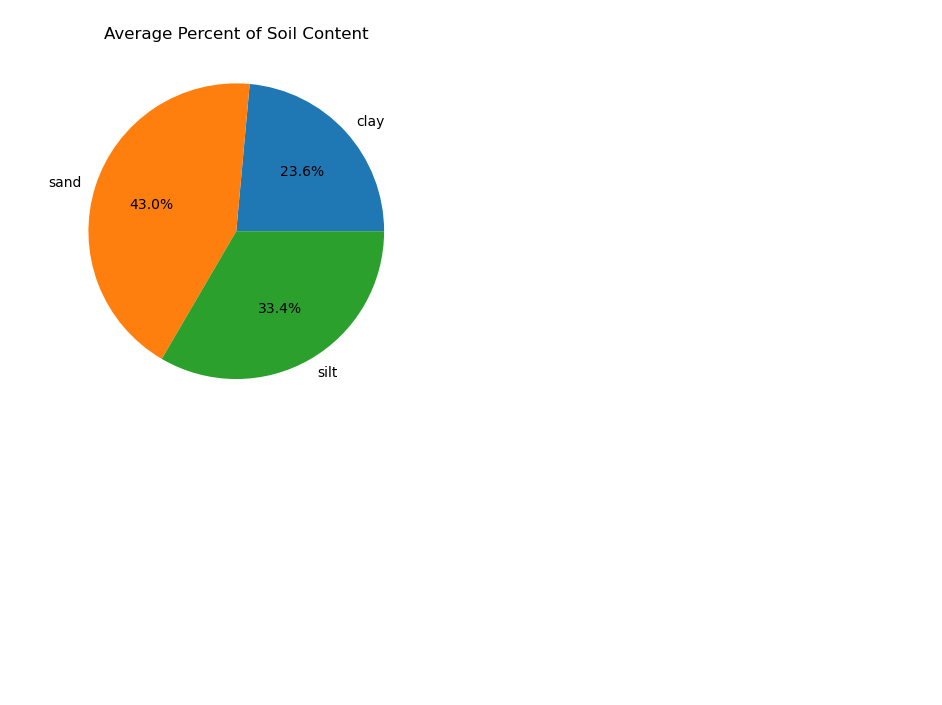
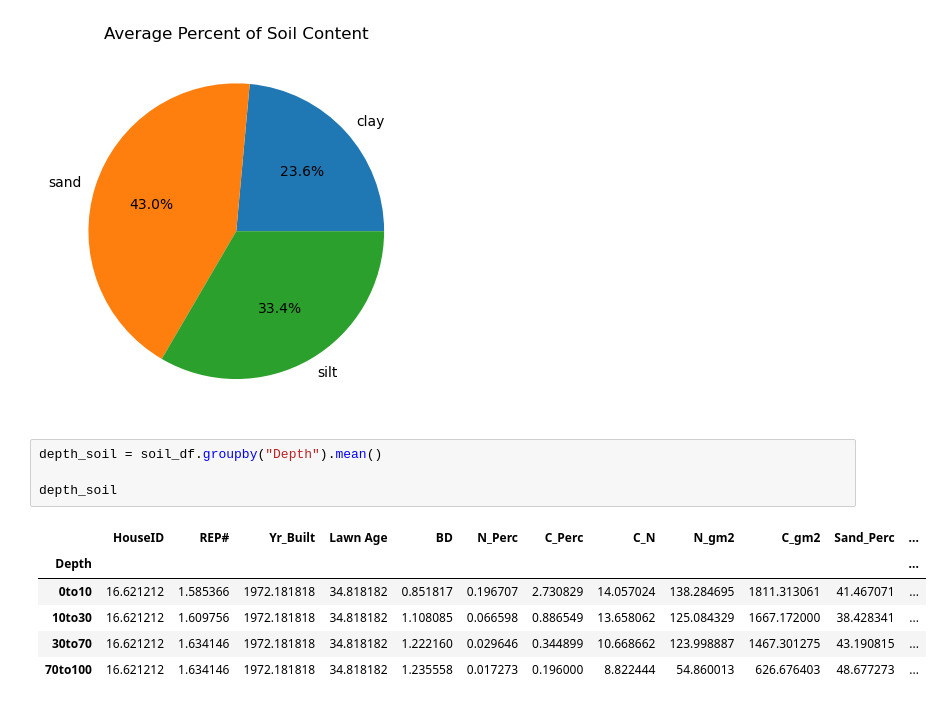
Before and after one commit to odelmas-sci/soil_characteristics, a Jupyter notebook: Forest Soil Characteristics.ipynb, the cells around one changed output. Saved outputs shown, nothing was run; the diff lists cells and outputs as text; blank space fills up the shorter version.

```diff
--- a/Forest Soil Characteristics.ipynb
+++ b/Forest Soil Characteristics.ipynb
@@ -203,3 +211,14 @@ plt.title("Average Percent of Soil Content")
 plt.show()
 # %% [output]
 [figure]
+# %%
+depth_soil = soil_df.groupby("Depth").mean()
+
+depth_soil
+# %% [output]
+|  | HouseID | REP# | Yr_Built | Lawn Age | BD | N_Perc | C_Perc | C_N | N_gm2 | C_gm2 | Sand_Perc | ... |
+| Depth |  |  |  |  |  |  |  |  |  |  |  | ... |
+| 0to10 | 16.621212 | 1.585366 | 1972.181818 | 34.818182 | 0.851817 | 0.196707 | 2.730829 | 14.057024 | 138.284695 | 1811.313061 | 41.467071 | ... |
+| 10to30 | 16.621212 | 1.609756 | 1972.181818 | 34.818182 | 1.108085 | 0.066598 | 0.886549 | 13.658062 | 125.084329 | 1667.172000 | 38.428341 | ... |
+| 30to70 | 16.621212 | 1.634146 | 1972.181818 | 34.818182 | 1.222160 | 0.029646 | 0.344899 | 10.668662 | 123.998887 | 1467.301275 | 43.190815 | ... |
+| 70to100 | 16.621212 | 1.634146 | 1972.181818 | 34.818182 | 1.235558 | 0.017273 | 0.196000 | 8.822444 | 54.860013 | 626.676403 | 48.677273 | ... |
```
Also changed, not shown: parts of 4 cells of this notebook.
